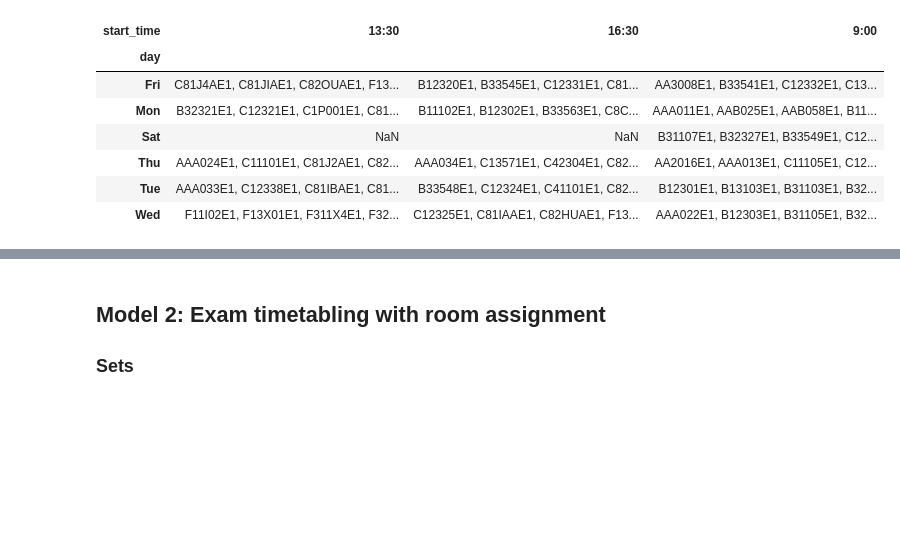
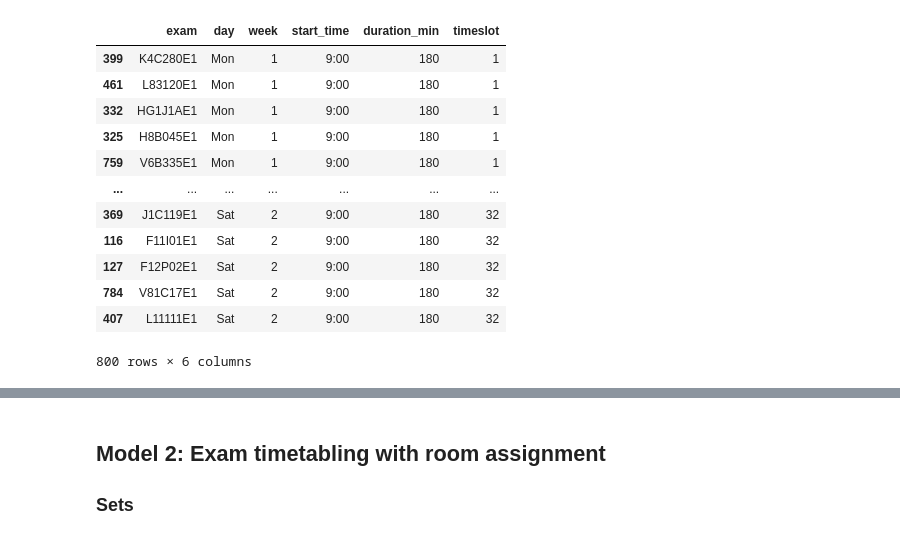
Before and after one commit to jennykhanhnguyen/optimize-exam-schedule, a Jupyter notebook: code/model.ipynb, the cells around one changed output, grey strips where cells are left out. Drawn from its saved outputs; the diff is of its cells as text; code cells hidden in the pictures; blank space fills up the shorter version.

Commit message:
Intro, prelim and time

```diff
--- a/code/model.ipynb
+++ b/code/model.ipynb
@@ -203,49 +263,37 @@ Exam W32H16E1 → Day Wed, Start 13:30, Duration 120 min
 # %%
-# Build a list of scheduled exams
-schedule_rows = []
+schedule_df = get_schedule_model1(x)
 
-for e in exam_list:
-    for t in timeslots:
-        if x[e,t].X > 0.5:
-            row = times_expanded[times_expanded["timeslot"] == t].iloc[0]
-            schedule_rows.append({
-                "exam": e,
-                "day": row["day"],
-                "start_time": row["start_time"],
-                "duration_min": row["slot_minutes"],
-                "timeslot": t
-            })
+schedule_df
+# timetable = schedule_df.pivot_table(
+#     index="day",
+#     columns="start_time",
+#     values="exam",
+#     aggfunc=lambda x: ", ".join(x),  # nếu có nhiều exam cùng timeslot (hiếm)
+# )
 
-# Turn into a DataFrame
-schedule_df = pd.DataFrame(schedule_rows)
-schedule_df.sort_values(["day", "start_time"], inplace=True)
+# timetable.style.set_properties(
+#     **{
+#         "background-color": "#EFEFFF",
+#         "font-size": "14px",
+#         "border-color": "black",
+#     }
+# ).set_table_styles([{"selector": "th", "props": [("background-color", "#D0D0FF")]}])
 
-
-timetable = schedule_df.pivot_table(
-    index="day",
-    columns="start_time",
-    values="exam",
-    aggfunc=lambda x: ", ".join(x)  # nếu có nhiều exam cùng timeslot (hiếm)
-)
-
-timetable.style.set_properties(**{
-    'background-color': '#EFEFFF',
-    'font-size': '14px',
-    'border-color': 'black',
-}).set_table_styles([
-    {'selector': 'th', 'props': [('background-color', '#D0D0FF')]}
-])
-
-timetable
+# timetable
 # %% [output]
-| start_time | 13:30 | 16:30 | 9:00 |
-| day |  |  |  |
-| Fri | C81J4AE1, C81JIAE1, C82OUAE1, F13... | B12320E1, B33545E1, C12331E1, C81... | AA3008E1, B33541E1, C12332E1, C13... |
-| Mon | B32321E1, C12321E1, C1P001E1, C81... | B11102E1, B12302E1, B33563E1, C8C... | AAA011E1, AAB025E1, AAB058E1, B11... |
-| Sat | NaN | NaN | B31107E1, B32327E1, B33549E1, C12... |
-| Thu | AAA024E1, C11101E1, C81J2AE1, C82... | AAA034E1, C13571E1, C42304E1, C82... | AA2016E1, AAA013E1, C11105E1, C12... |
-| Tue | AAA033E1, C12338E1, C81IBAE1, C81... | B33548E1, C12324E1, C41101E1, C82... | B12301E1, B13103E1, B31103E1, B32... |
-| Wed | F11I02E1, F13X01E1, F311X4E1, F32... | C12325E1, C81IAAE1, C82HUAE1, F13... | AAA022E1, B12303E1, B31105E1, B32... |
+|  | exam | day | week | start_time | duration_min | timeslot |
+| 399 | K4C280E1 | Mon | 1 | 9:00 | 180 | 1 |
+| 461 | L83120E1 | Mon | 1 | 9:00 | 180 | 1 |
+| 332 | HG1J1AE1 | Mon | 1 | 9:00 | 180 | 1 |
+| 325 | H8B045E1 | Mon | 1 | 9:00 | 180 | 1 |
+| 759 | V6B335E1 | Mon | 1 | 9:00 | 180 | 1 |
+| ... | ... | ... | ... | ... | ... | ... |
+| 369 | J1C119E1 | Sat | 2 | 9:00 | 180 | 32 |
+| 116 | F11I01E1 | Sat | 2 | 9:00 | 180 | 32 |
+| 127 | F12P02E1 | Sat | 2 | 9:00 | 180 | 32 |
+| 784 | V81C17E1 | Sat | 2 | 9:00 | 180 | 32 |
+| 407 | L11111E1 | Sat | 2 | 9:00 | 180 | 32 |
+800 rows × 6 columns
 # %%
 output_notebook()
 
```
Also changed, not shown: parts of 17 cells of this notebook, 2 other files.
